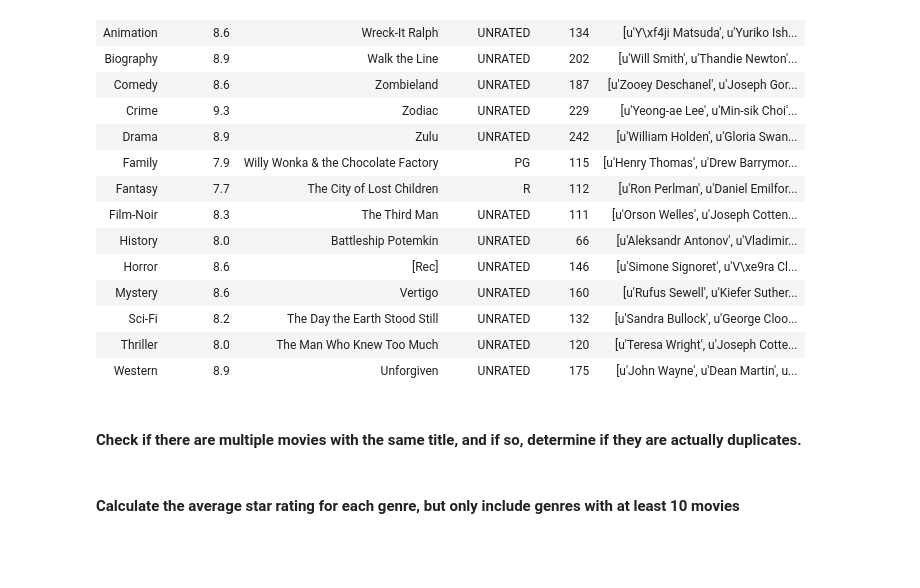
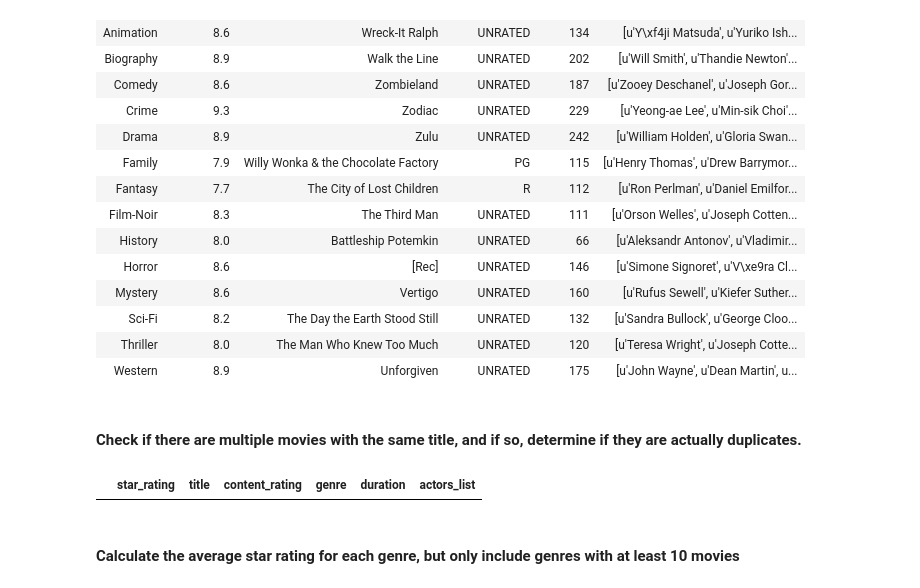
Before and after one commit to the-rahul-kumar/ga-homework-challenge-wk3, a Jupyter notebook: imdb.ipynb, the cells around one changed output. Saved outputs shown, nothing was run; the diff lists cells and outputs as text; code cells hidden in the pictures; blank space fills up the shorter version.

```diff
--- a/imdb.ipynb
+++ b/imdb.ipynb
@@ -357,3 +355,10 @@ movies.groupby('genre').max()
+# %%
+# Answer:
+movies[movies.duplicated()]
+
+#There doesn't seem to be any duplicates in this dataframe
+# %% [output]
+|  | star_rating | title | content_rating | genre | duration | actors_list |
 # %% [markdown]
 #### Calculate the average star rating for each genre, but only include genres with at least 10 movies
 # %% [markdown]
```
Also changed, not shown: parts of 1 cell of this notebook.
